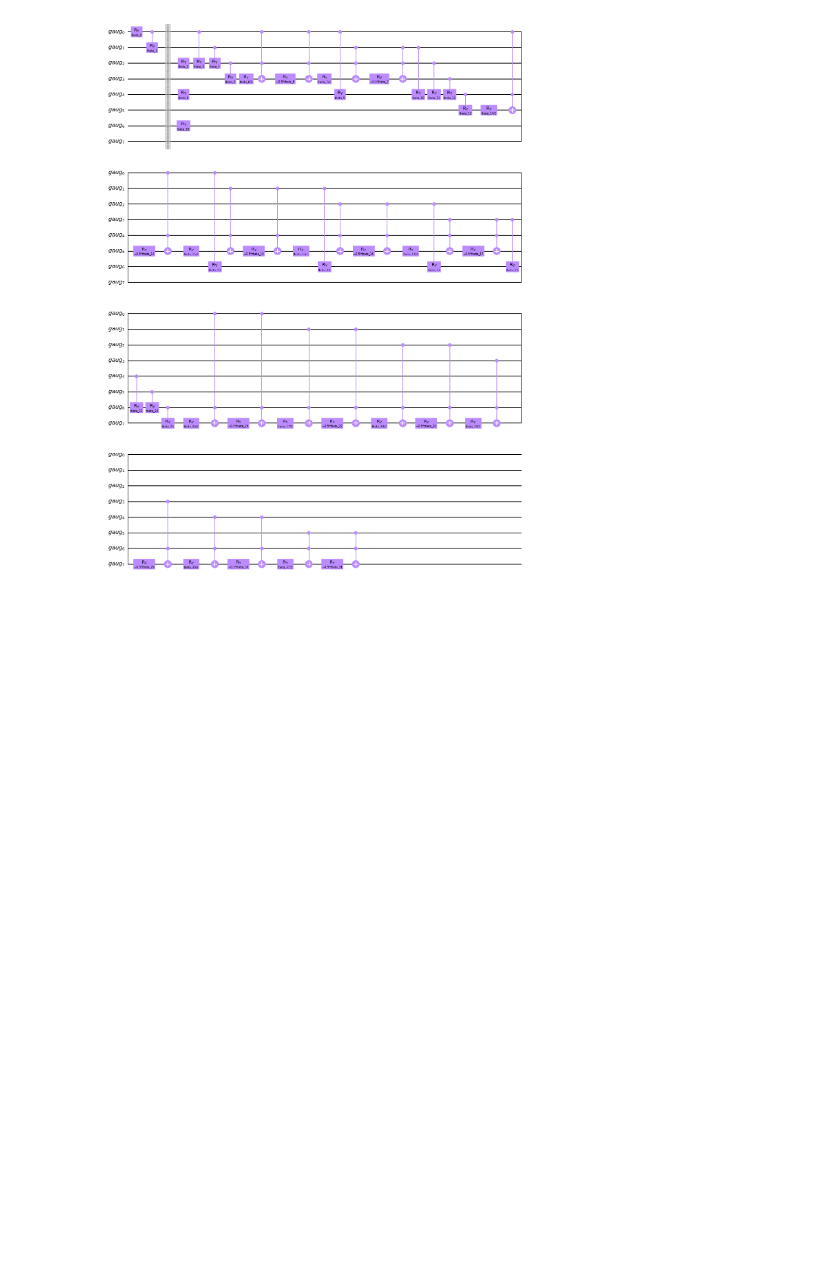
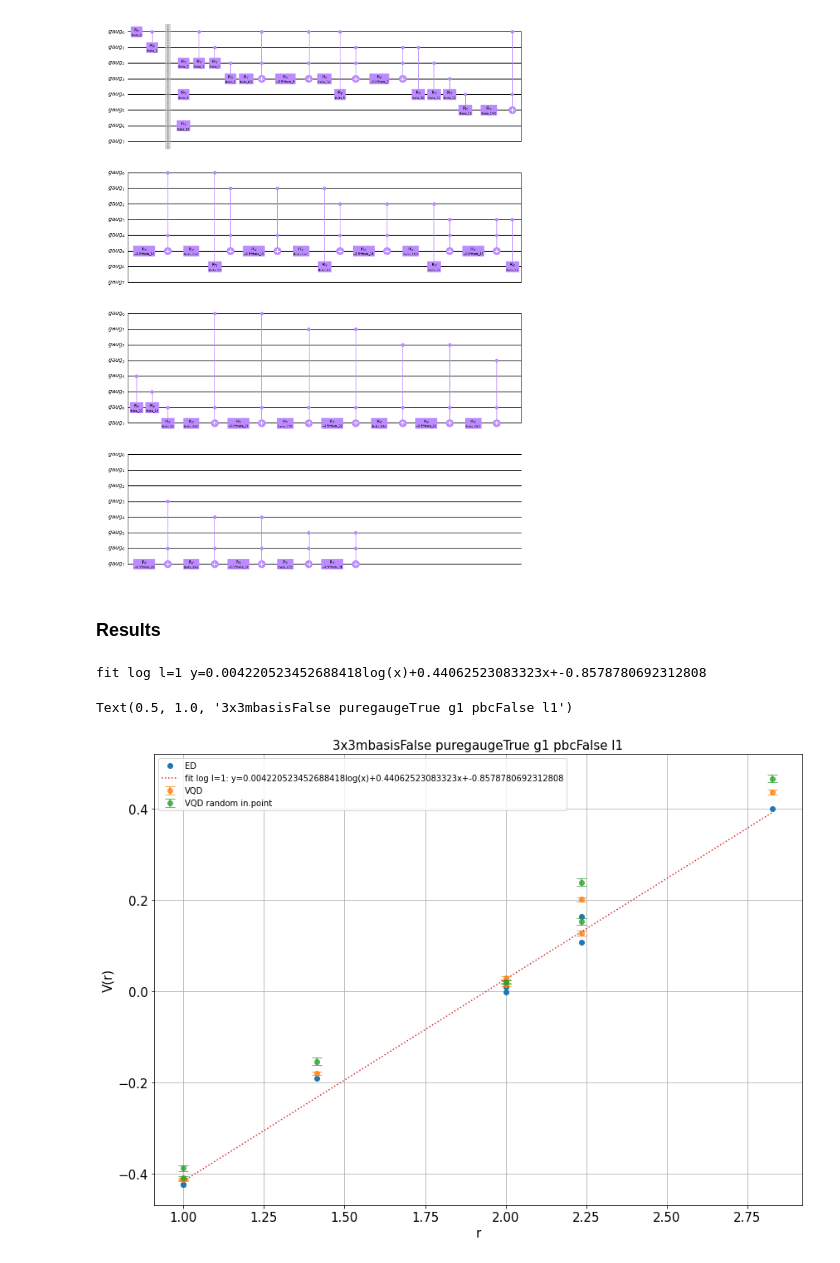
Before and after one commit to ariannacrippa/QC_lattice_H, a Jupyter notebook: notebooks/Quantinuum/quantinuum_staticcharges_test.ipynb, the cells around one changed output. Cells and saved outputs as stored; diff of their text form; code cells hidden in the pictures; blank space fills up the shorter version.

Commit message:
added results of vqd runs

```diff
--- a/notebooks/Quantinuum/quantinuum_staticcharges_test.ipynb
+++ b/notebooks/Quantinuum/quantinuum_staticcharges_test.ipynb
@@ -115,3 +115,51 @@ qc_tot2.draw('mpl')
 Total n.er of CNOT gates (Toffoli are decomposed): 176
 Total n.er of parameters: 32
 [figure]
+# %% [markdown]
+### Results
+# %%
+#results with random in. point
+E_0_VQD_rnd = [-0.4098856350056715, 0.02063271582859444, -0.3888481626139586, -0.15444231175811976, 0.23911816192643612, 0.02003727303961476, 0.15290521098475723, 0.4668965387555446]
+stddev_VQD_rnd = [0.003588979120769063, 0.0035173147107962393, 0.005786821502957804, 0.0077799705342887805, 0.00786001216012681, 0.004186838608474029, 0.006426503508855556, 0.008588934573553891]
+#results with vacuum in. point
+E_0_ED = [-0.42465209,0.00967512,-0.42465209,-0.19201086,0.16315688,-0.00169117,0.10796402,0.40138187,]
+E_0_VQD= [-0.4123134134490866,0.02874743365795583,-0.41324046036836676,-0.18042912902622324,0.20135902261457364,0.01429026830852993,0.12744476387602804,0.4367853841258102]
+stddev_VQD=[0.0032455841720200698,0.004094050866349575,0.004081987687297661,0.0034460230004808657,0.004575199973265965,0.004094018668451908,0.00460562650496565,0.005432938315498465]
+
+
+E_0_ED = np.array(E_0_ED)[np.argsort(latt.r_list)]
+E_0_VQD = np.array(E_0_VQD)[np.argsort(latt.r_list)]
+stddev_VQD = np.array(stddev_VQD)[np.argsort(latt.r_list)]
+E_0_VQD_rnd = np.array(E_0_VQD_rnd)[np.argsort(latt.r_list)]
+stddev_VQD_rnd = np.array(stddev_VQD_rnd)[np.argsort(latt.r_list)]
+latt_rlist_ordered = np.array(latt.r_list)[np.argsort(latt.r_list)].astype(float)
+# %%
+#fitting
+from scipy.optimize import curve_fit
+def func(x, a, b):
+    return a * x + b
+
+def func_log(x, a, b,c):
+    return a * np.log(x) + b*x + c
+# %%
+#
+plt.figure(figsize=(14,10))
+plt.plot(latt_rlist_ordered,E_0_ED,'o',label=f'ED')
+plt.errorbar(latt_rlist_ordered, E_0_VQD, yerr=stddev_VQD,label=r"VQD",alpha=.75, fmt='o', capsize=6, capthick=1)
+plt.errorbar(latt_rlist_ordered,E_0_VQD_rnd, yerr=stddev_VQD_rnd, label=r"VQD random in.point",alpha=.75, fmt='o', capsize=6, capthick=1)
+
+popt, pcov = curve_fit(func_log, latt_rlist_ordered, E_0_ED)
+plt.plot(latt_rlist_ordered, func_log(latt_rlist_ordered, *popt), label=f'fit log l={l}: y={popt[0]}log(x)+{popt[1]}x+{popt[2]}',linestyle='dotted')
+print(f'fit log l={l} y={popt[0]}log(x)+{popt[1]}x+{popt[2]}')
+#plt.ylim(-0.45,0.20)
+plt.xlabel('r',size=15)
+plt.ylabel('V(r)',size=15)
+plt.yticks(fontsize=15)
+plt.xticks(fontsize=15)
+plt.grid()
+plt.legend()
+plt.title('x'.join(map(str,latt.n_sites))+f'mbasis{magnetic_basis} puregauge{puregauge} g{g} pbc{pbc} l{l}',size=15)
+# %% [output]
+fit log l=1 y=0.004220523452688418log(x)+0.44062523083323x+-0.8578780692312808
+Text(0.5, 1.0, '3x3mbasisFalse puregaugeTrue g1 pbcFalse l1')
+[figure, added]
```
Also changed, not shown: parts of 2 cells of this notebook, 2 other files.
